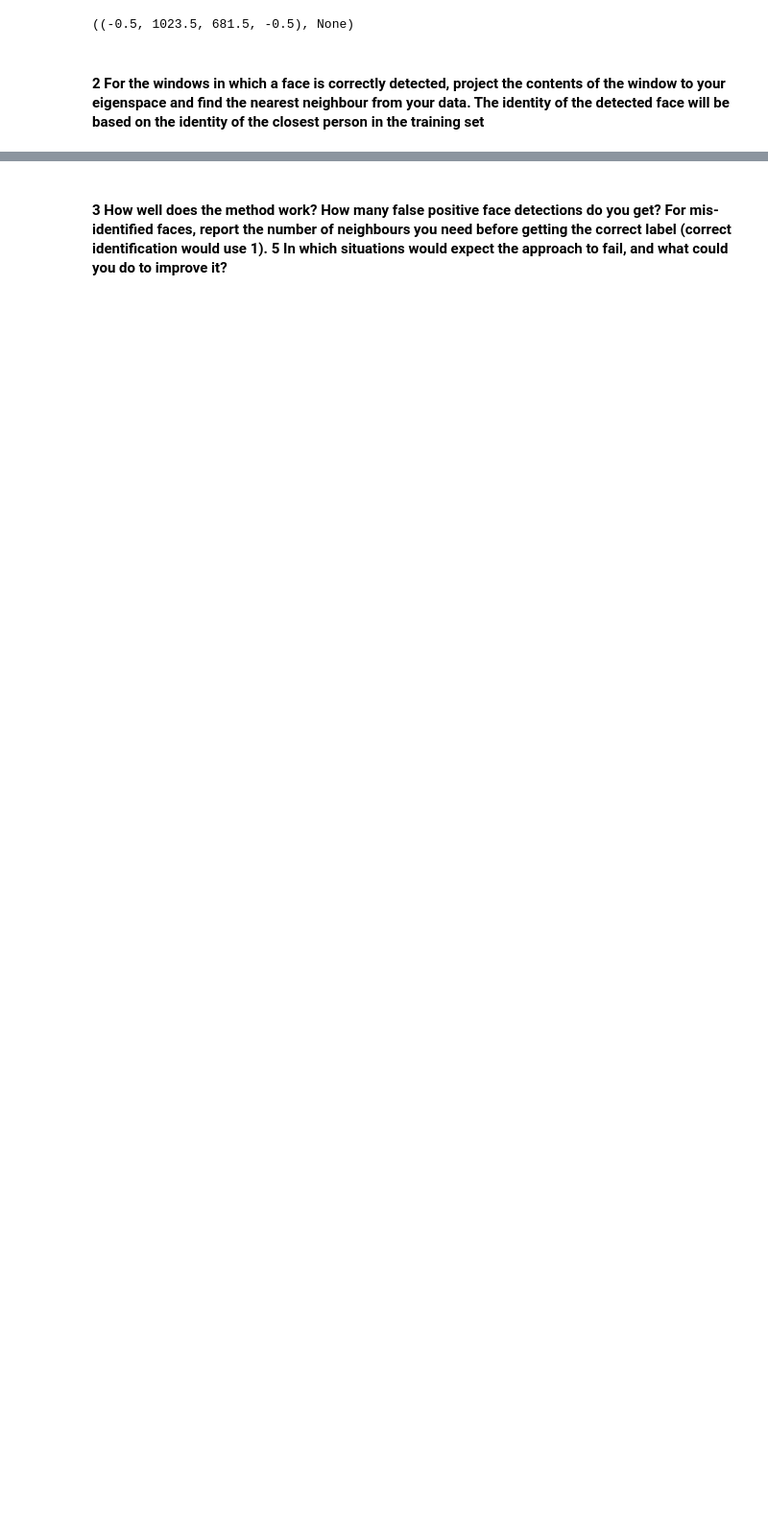
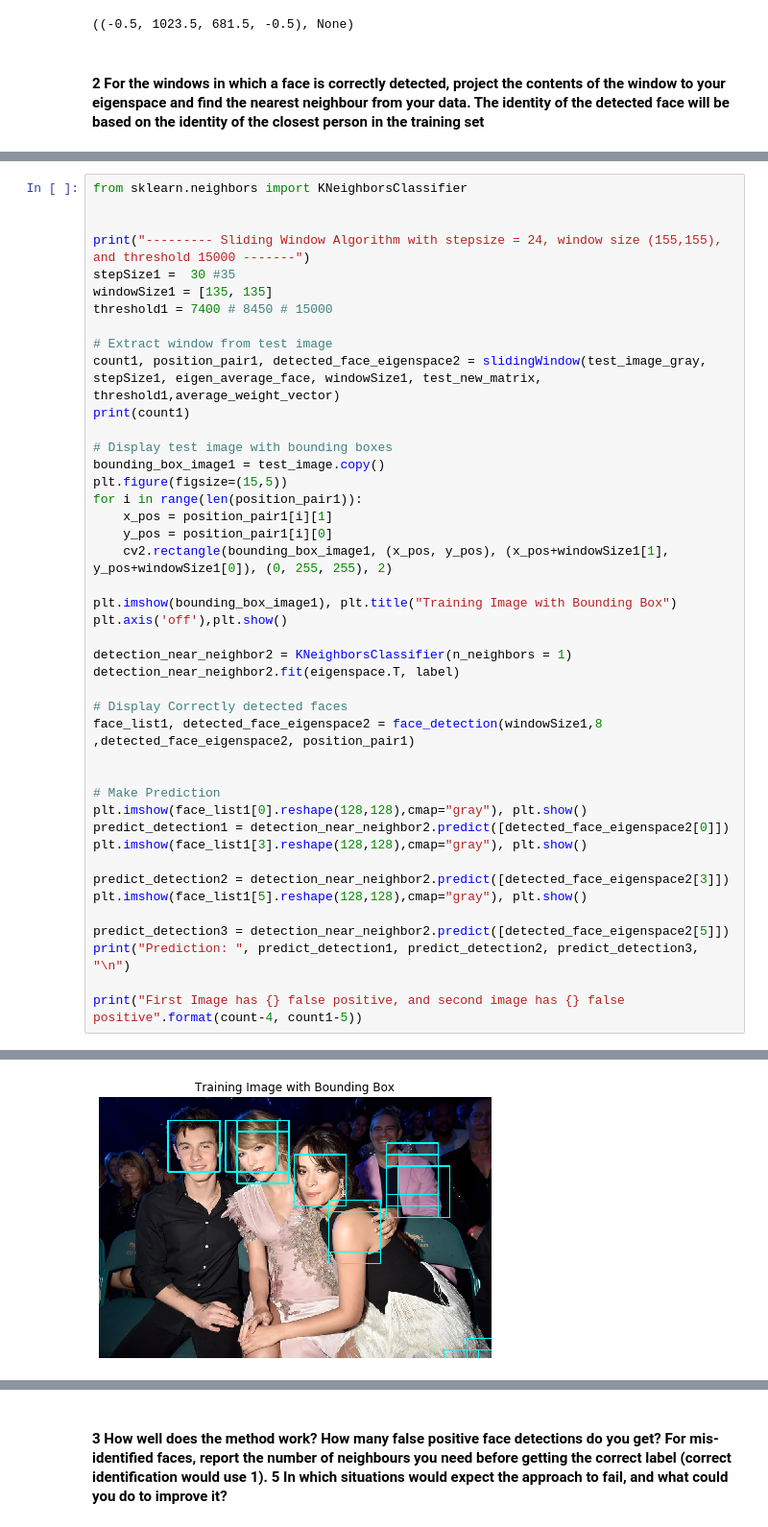
Before and after one commit to FulinHuang/Computer-Vision, a Jupyter notebook: A4_Face_Detection_Recognition/A4_Face_Detection_Recognition.ipynb, the cells around one changed output, grey strips where cells are left out. Shown at 96% size. Drawn from its saved outputs; the diff is of its cells as text; blank space fills up the shorter version.

```diff
--- a/A4_Face_Detection_Recognition/A4_Face_Detection_Recognition.ipynb
+++ b/A4_Face_Detection_Recognition/A4_Face_Detection_Recognition.ipynb
@@ -529,0 +645,44 @@ IndexError: list index out of range
+# %%
+from sklearn.neighbors import KNeighborsClassifier
+
+
+print("--------- Sliding Window Algorithm with stepsize = 24, window size (155,155), and threshold 15000 -------")
+stepSize1 =  30 #35
+windowSize1 = [135, 135]
+threshold1 = 7400 # 8450 # 15000
+
+# Extract window from test image
+count1, position_pair1, detected_face_eigenspace2 = slidingWindow(test_image_gray, stepSize1, eigen_average_face, windowSize1, test_new_matrix, threshold1,average_weight_vector)
+print(count1)
+
+# Display test image with bounding boxes
+bounding_box_image1 = test_image.copy()
+plt.figure(figsize=(15,5))
+for i in range(len(position_pair1)):
+    x_pos = position_pair1[i][1]
+    y_pos = position_pair1[i][0]
+    cv2.rectangle(bounding_box_image1, (x_pos, y_pos), (x_pos+windowSize1[1], y_pos+windowSize1[0]), (0, 255, 255), 2)
+
+plt.imshow(bounding_box_image1), plt.title("Training Image with Bounding Box")
+plt.axis('off'),plt.show()
+
+detection_near_neighbor2 = KNeighborsClassifier(n_neighbors = 1)
+detection_near_neighbor2.fit(eigenspace.T, label)
+
+# Display Correctly detected faces
+face_list1, detected_face_eigenspace2 = face_detection(windowSize1,8 ,detected_face_eigenspace2, position_pair1)
+
+
+# Make Prediction
+plt.imshow(face_list1[0].reshape(128,128),cmap="gray"), plt.show()
+predict_detection1 = detection_near_neighbor2.predict([detected_face_eigenspace2[0]])
+plt.imshow(face_list1[3].reshape(128,128),cmap="gray"), plt.show()
+
+predict_detection2 = detection_near_neighbor2.predict([detected_face_eigenspace2[3]])
+plt.imshow(face_list1[5].reshape(128,128),cmap="gray"), plt.show()
+
+predict_detection3 = detection_near_neighbor2.predict([detected_face_eigenspace2[5]])
+print("Prediction: ", predict_detection1, predict_detection2, predict_detection3, "\n")
+
+print("First Image has {} false positive, and second image has {} false positive".format(count-4, count1-5))
+# %% [output]
@@ -529,0 +692 @@ IndexError: list index out of range
+[figure, added]
```
Also changed, not shown: parts of 10 cells of this notebook.
